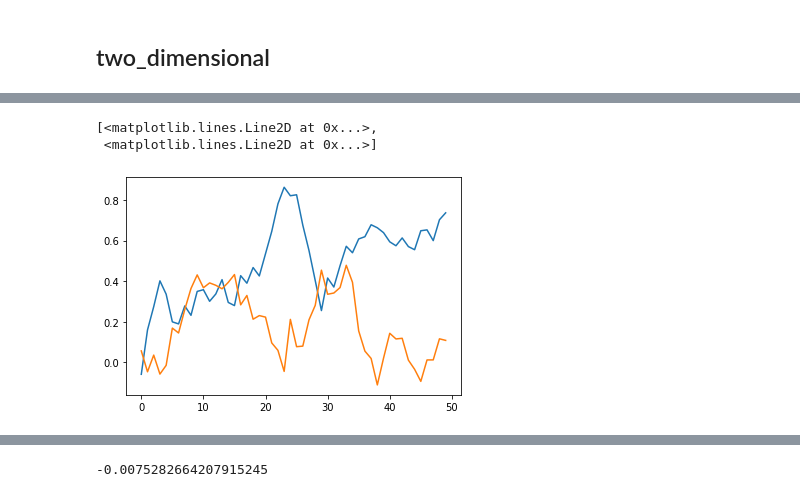
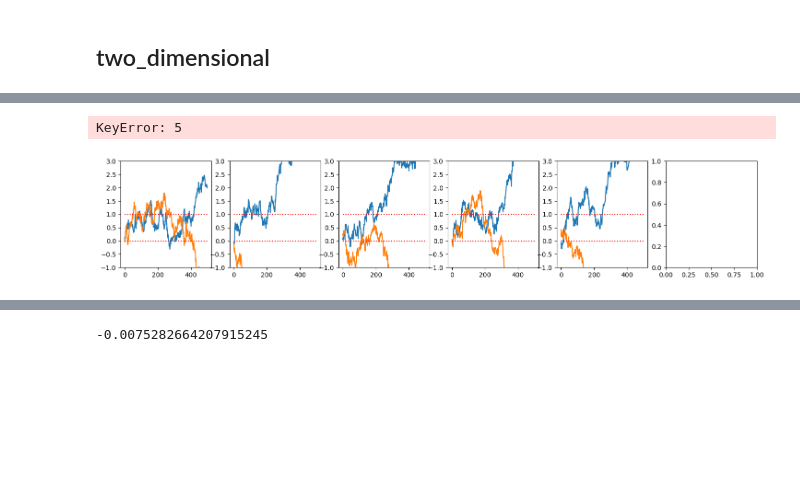
Before and after one commit to gdbmanu/Jeremie, a Jupyter notebook: Kalman-Particle-tests-02.ipynb, the cells around one changed output, grey strips where cells are left out. Cells and saved outputs as stored; diff of their text form; code cells hidden in the pictures; blank space fills up the shorter version.

```diff
--- a/Kalman-Particle-tests-02.ipynb
+++ b/Kalman-Particle-tests-02.ipynb
@@ -113,9 +106,14 @@ np.dot(x, np.dot(Sigma_d, x.T))
-# %%
-plt.plot(mem_w[2])
-# %% [output]
-[<matplotlib.lines.Line2D at 0x...>,
- <matplotlib.lines.Line2D at 0x...>]
-[figure, removed]
+# %%
+plt.figure(figsize=(30,3))
+for sample in range(10):
+    plt.subplot(1,10,1+sample)
+    plt.plot(mem_w[sample])
+    plt.ylim(-1,3)
+    plt.plot([0,n_trials],[0,0],'r:')
+    plt.plot([0,n_trials],[1,1],'r:')
+# %% [output]
+KeyError: 5
+[figure, added]
 # %%
 for sample in range(n_samples):
     plt.plot(range(n_trials), mem_w[sample][:,0], '.', alpha=.3)
```
Also changed, not shown: parts of 6 cells of this notebook, 5 other files.
